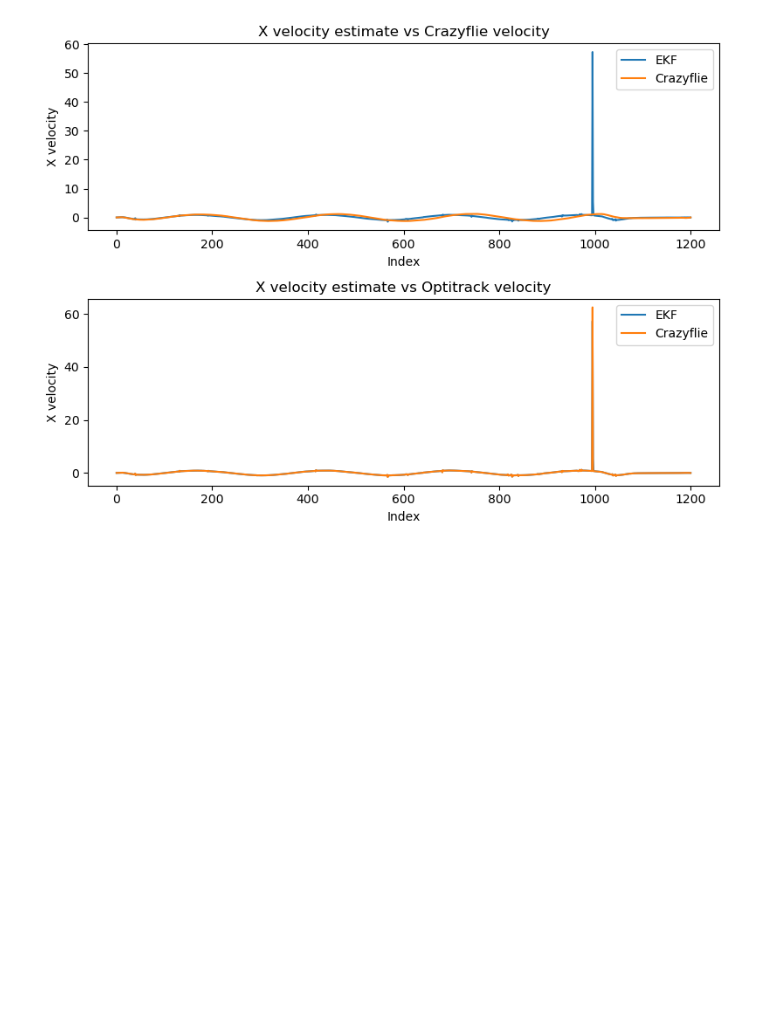
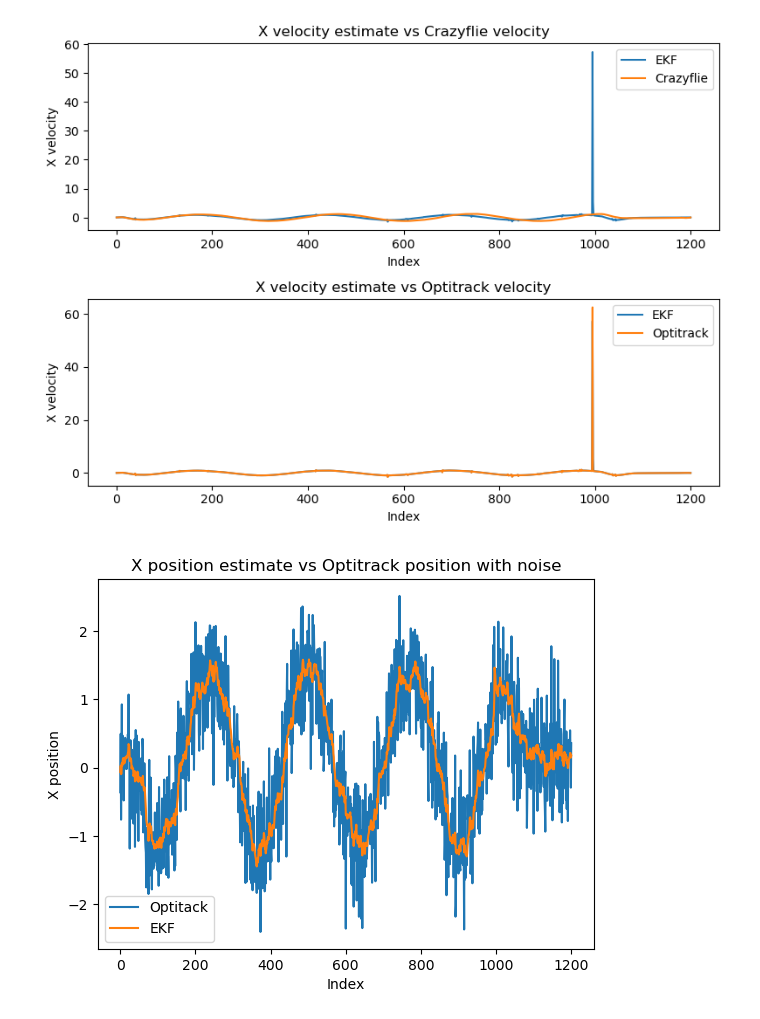
Before and after one commit to LuizMiguelTavares/crazyflie, a Jupyter notebook: crazyflie_controller/src/data/kalman_filter_tests.ipynb, the cells around one changed output. Cells and saved outputs as stored; diff of their text form; code cells hidden in the pictures; blank space fills up the shorter version.

```diff
--- a/crazyflie_controller/src/data/kalman_filter_tests.ipynb
+++ b/crazyflie_controller/src/data/kalman_filter_tests.ipynb
@@ -316,7 +316,7 @@ initial_error_covariance = np.eye(6) * 0.1
 
 # Define the process and measurement noise covariance matrices
 Rw = np.diag([0.01, 0.01, 0.01, 0.1, 0.1, 0.1])  # Process noise covariance
-Rv = np.diag([0.5, 0.5, 0.5, 0.01, 0.01, 0.01])  # Measurement noise covariance
+Rv = np.diag([0.5, 0.5, 5.0, 0.01, 0.01, 0.01])  # Measurement noise covariance
 
 # Create the EKF
 ekf = ExtendedKalmanFilter(initial_state, initial_error_covariance, 0.01, 0.0333, 9.81, 0.03, 0.03, 0.0, Rw, Rv)
@@ -331,9 +331,28 @@ g = 9.81
 thrust = (np.array(thrust_crazyflie)*m - g) / conversao_digital
 
 state_estimate_ = []
+position_with_noise = []
 for i in range(len(vel_crazyflie)):
-    control_input = [pitch_roll_crazyflie_rad[i][0], pitch_roll_crazyflie_rad[i][1], 0, thrust[i]]
-    measurement = [position_optitrack[i][0], position_optitrack[i][1], position_optitrack[i][2], vel_optitrack[i][0], vel_optitrack[i][1], vel_optitrack[i][2]]
+
+    yaw_rad = orientation_degrees[i][2] * np.pi / 180
+    control_input = [pitch_roll_crazyflie_rad[i][0], pitch_roll_crazyflie_rad[i][1], yaw_rad, thrust[i]]
+
+    # # Update the EKF
+    # state_estimate, kalman_gain = ekf.update(measurement, control_input)
+    # state_estimate_.append(state_estimate)
+    # measurement = [position_optitrack[i][0], position_optitrack[i][1], position_optitrack[i][2], vel_optitrack[i][0], vel_optitrack[i][1], vel_optitrack[i][2]]
+
+    # Update the EKF
+    measurement = [
+        position_optitrack[i][0] + np.random.normal(0, 0.50),
+        position_optitrack[i][1] + np.random.normal(0, 0.50),
+        position_optitrack[i][2] + np.random.normal(0, 0.50),
+        vel_optitrack[i][0],
+        vel_optitrack[i][1],
+        vel_optitrack[i][2]
+    ]
+
+    position_with_noise.append(measurement[:3])
 
     # Update the EKF
     state_estimate, kalman_gain = ekf.update(measurement, control_input)
@@ -358,10 +377,23 @@ ax2.plot(range(len(vel_optitrack)), [x[0] for x in vel_optitrack])
 ax2.set_xlabel('Index')
 ax2.set_ylabel('X velocity')
 ax2.set_title('X velocity estimate vs Optitrack velocity')
-ax2.legend(['EKF', 'Crazyflie'])
+ax2.legend(['EKF', 'Optitrack'])
 
 plt.tight_layout()
 plt.show()
 # %% [output]
 [figure]
+# %%
+state_estimate_ = np.array(state_estimate_)
+plt.plot(range(len(position_with_noise)), [x[0] for x in position_with_noise])
+plt.plot(range(len(state_estimate_)), state_estimate_[:, 0])
+
+# plt.plot(range(len(position_optitrack)), [x[0] for x in position_optitrack])
+plt.xlabel('Index')
+plt.ylabel('X position')
+plt.title('X position estimate vs Optitrack position with noise')
+plt.legend(['Optitack', 'EKF'])
+plt.show()
+# %% [output]
+[figure, added]
 # %%
```
Also changed, not shown: parts of 3 cells of this notebook.
